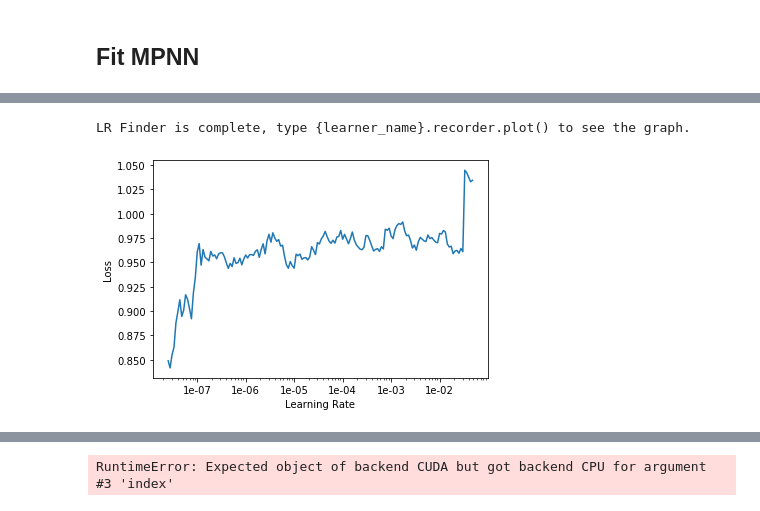
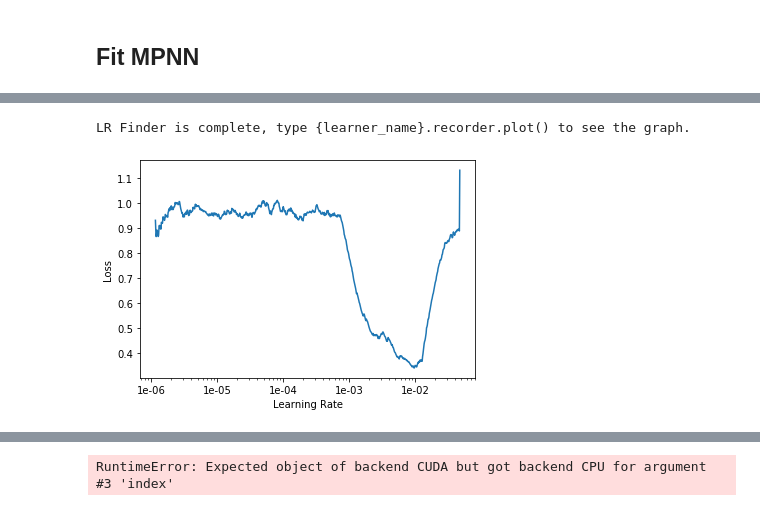
Before and after one commit to robinniesert/kaggle-champs, a Jupyter notebook: nbs/mpnn_cuda.ipynb, the cells around one changed output, grey strips where cells are left out. Saved outputs shown, nothing was run; the diff lists cells and outputs as text; code cells hidden in the pictures.

```diff
--- a/nbs/mpnn_cuda.ipynb
+++ b/nbs/mpnn_cuda.ipynb
@@ -1086,7 +1167,7 @@ class MPNN(nn.Module):
         y = self.R(h, x, mask, h_m, x_m)
         return y
 # %%
-use_master_node = False
+use_master_node = True
 # %%
 batch_size, n_nodes, n_h, n_e, n_x, n_edges = 20, MAX_N_ATOMS, 50, N_EDGE_FEATURES, N_ATOM_FEATURES, MAX_N_BONDS
 n_h_m, n_e_m, n_x_m = 100, N_MASTER_EDGE_FEATURES, N_MASTER_FEATURES
@@ -1180,7 +1261,7 @@ class MoleculeDataset(Dataset):
         return xs, self.y[idx]
 # %%
 batch_size = 20
-use_master_node = False
+use_master_node = True
 # %%
 train_ds = MoleculeDataset(y_train, x_train, e_train, mask_train, pairs_idx_train,
                            use_master_node, edge_mask_train, x_m_train, e_m_train)
@@ -1252,12 +1333,12 @@ else:
 learn = Learner(db, model, metrics=[mean_absolute_error], callback_fns=GroupMeanLogMAE,
                 wd=wd, loss_func=root_mean_squared_error)
 # %%
-learn.lr_find(start_lr=1e-8, end_lr=0.1, num_it=200, stop_div=True)
+learn.lr_find(start_lr=1e-6, end_lr=1.0, num_it=1000, stop_div=True)
 learn.recorder.plot()
 # %% [output]
 [interactive output not drawn]
 LR Finder is complete, type {learner_name}.recorder.plot() to see the graph.
-[figure, old version]
+[figure, new version]
 # %%
 learn.fit_one_cycle(10, max_lr=1e-3, callbacks=[SaveModelCallback(learn, every='improvement', mode='min',
                                                                   monitor='GroupMeanLogMAE',  name='mpnn1')])
```
Also changed, not shown: parts of 7 cells of this notebook.
